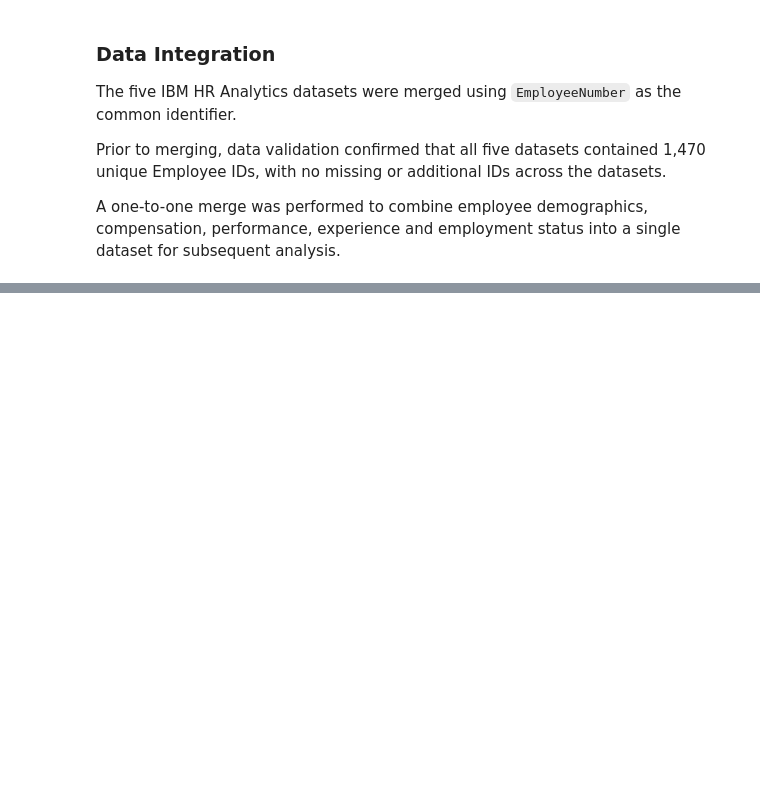
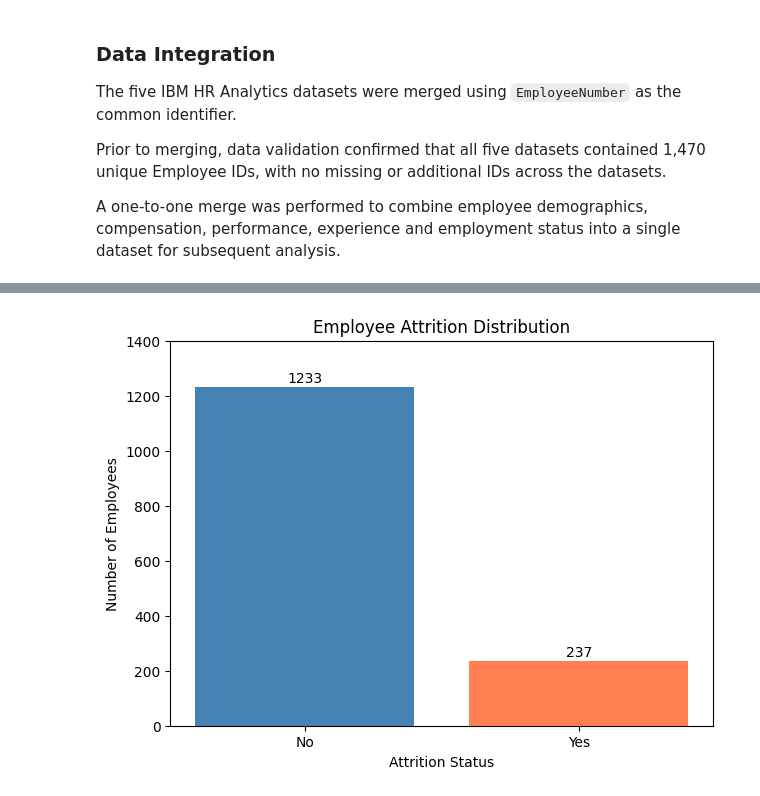
Before and after one commit to junelwc6-source/IBM-HR-Attrition-Analytics, a Jupyter notebook: IBM_HR_Attrition_Capstone.ipynb, the cells around one changed output, grey strips where cells are left out. Saved outputs shown, nothing was run; the diff lists cells and outputs as text; code cells hidden in the pictures; blank space fills up the shorter version.

```diff
--- a/IBM_HR_Attrition_Capstone.ipynb
+++ b/IBM_HR_Attrition_Capstone.ipynb
@@ -195,0 +217,32 @@ A one-to-one merge was performed to combine employee demographics, compensation,
+# %%
+
+import matplotlib.pyplot as plt
+
+# Count employees by attrition status
+attrition_counts = df["Attrition"].value_counts()
+
+# Create bar chart
+plt.figure(figsize=(7, 5))
+
+bars = plt.bar(
+    attrition_counts.index,
+    attrition_counts.values,
+    color=["steelblue", "coral"]
+)
+
+# Add numbers above bars
+for bar in bars:
+    plt.text(
+        bar.get_x() + bar.get_width() / 2,
+        bar.get_height() + 15,
+        int(bar.get_height()),
+        ha="center"
+    )
+
+plt.title("Employee Attrition Distribution")
+plt.xlabel("Attrition Status")
+plt.ylabel("Number of Employees")
+plt.ylim(0, 1400)
+plt.show()
+# %% [output]
+[figure, added]
```
Also changed, not shown: parts of 8 cells of this notebook.
